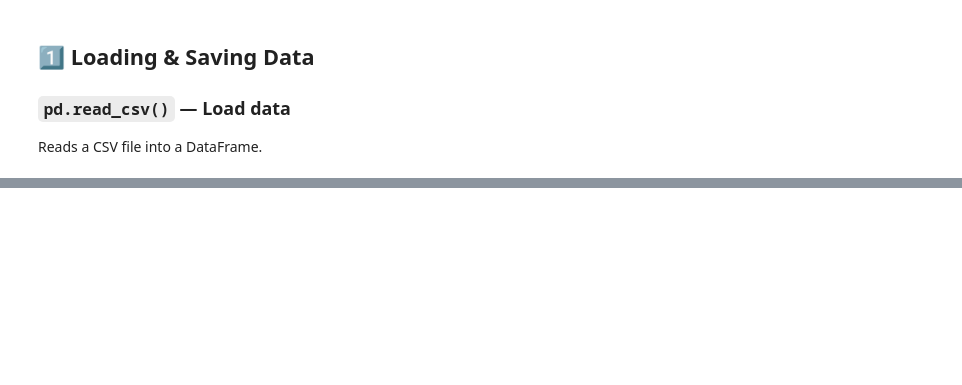
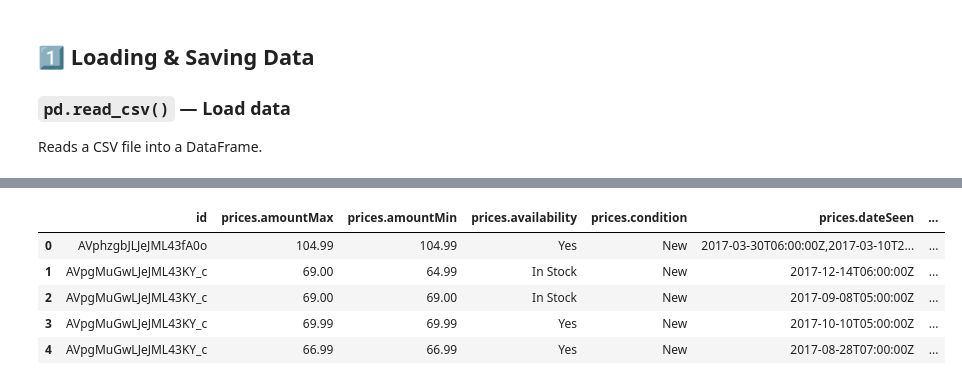
Before and after one commit to dealcatcher/jupyter-lab-models, a Jupyter notebook: sarima.ipynb, the cells around one changed output, grey strips where cells are left out. Cells and saved outputs as stored; diff of their text form; code cells hidden in the pictures; blank space fills up the shorter version.

```diff
--- a/sarima.ipynb
+++ b/sarima.ipynb
@@ -270,0 +41,11 @@ plt.show()
+# %%
+## removving all the unnecessary columns from the dataframe
+df.drop(columns=["Unnamed: 26","Unnamed: 27","Unnamed: 28","Unnamed: 29","Unnamed: 30","sourceURLs","prices.currency", "keys","ean","prices.shipping","manufacturerNumber","upc"], inplace=True)
+df.head()
+# %% [output]
+|  | id | prices.amountMax | prices.amountMin | prices.availability | prices.condition | prices.dateSeen | ... |
+| 0 | AVphzgbJLJeJML43fA0o | 104.99 | 104.99 | Yes | New | 2017-03-30T06:00:00Z,2017-03-10T2... | ... |
+| 1 | AVpgMuGwLJeJML43KY_c | 69.00 | 64.99 | In Stock | New | 2017-12-14T06:00:00Z | ... |
+| 2 | AVpgMuGwLJeJML43KY_c | 69.00 | 69.00 | In Stock | New | 2017-09-08T05:00:00Z | ... |
+| 3 | AVpgMuGwLJeJML43KY_c | 69.99 | 69.99 | Yes | New | 2017-10-10T05:00:00Z | ... |
+| 4 | AVpgMuGwLJeJML43KY_c | 66.99 | 66.99 | Yes | New | 2017-08-28T07:00:00Z | ... |
```
Also changed, not shown: parts of 41 cells of this notebook, 2 other files.
